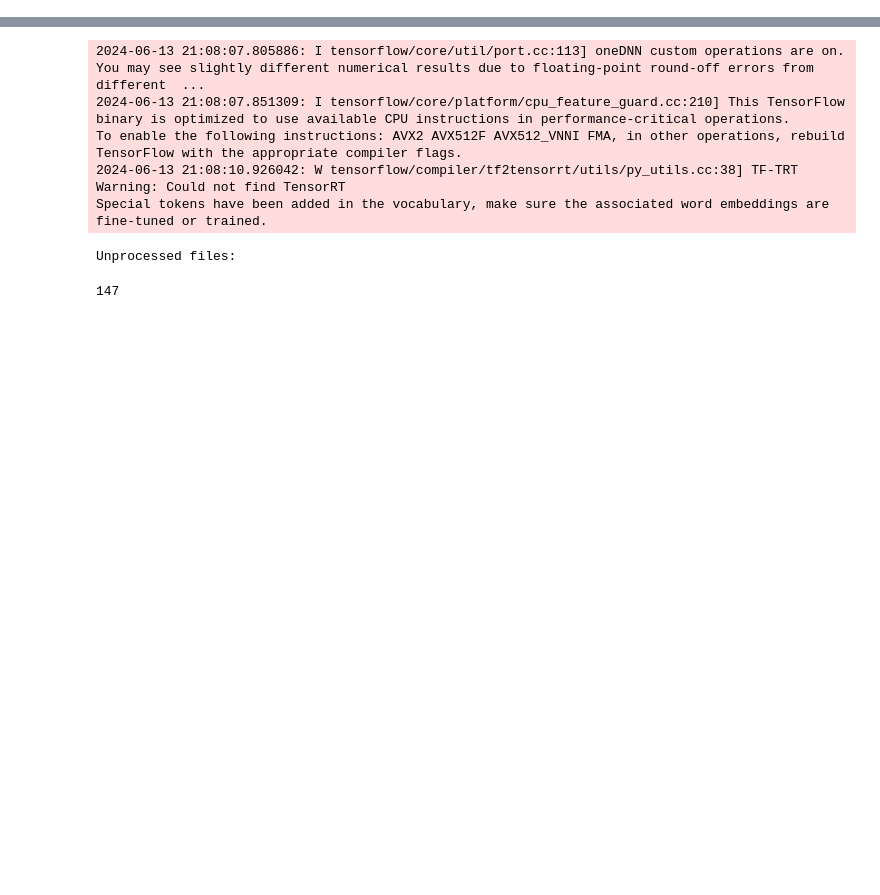
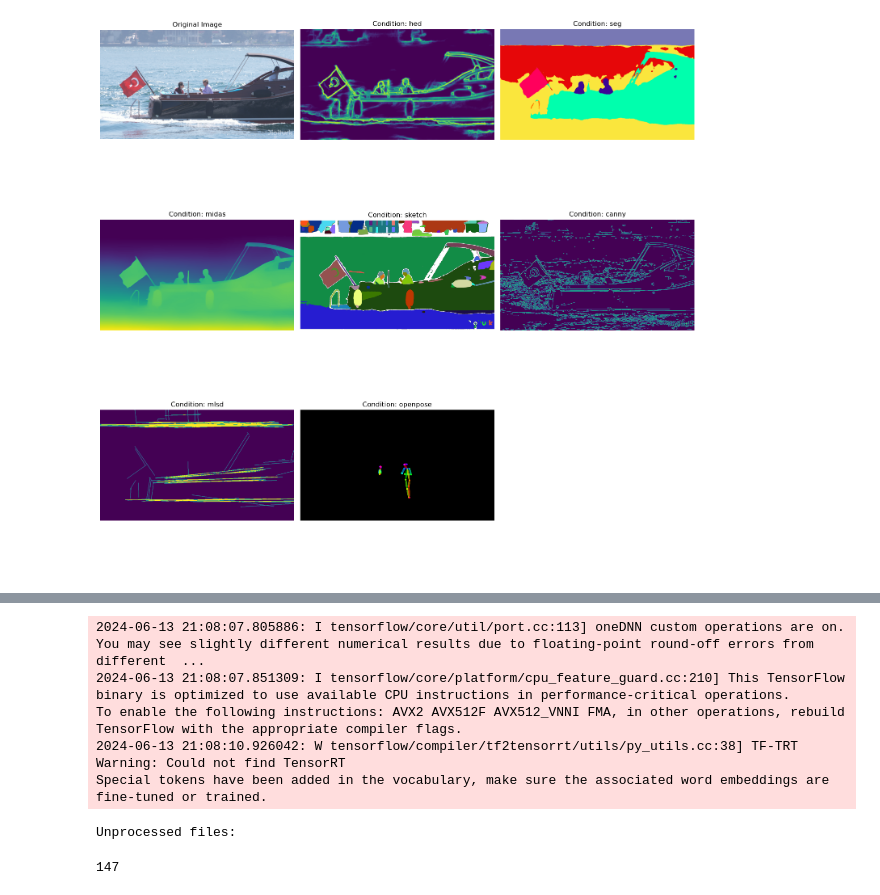
Before and after one commit to Maryamsana-1998/Uni-ControlNet, a Jupyter notebook: prepare_data.ipynb, the cells around one changed output, grey strips where cells are left out. Drawn from its saved outputs; the diff is of its cells as text; code cells hidden in the pictures; blank space fills up the shorter version.

Commit message:
prepare data

```diff
--- a/prepare_data.ipynb
+++ b/prepare_data.ipynb
@@ -0,0 +29,63 @@
+# %%
+import os
+import matplotlib.pyplot as plt
+from PIL import Image
+import math
+
+# Define the paths
+data_folder = 'data'
+images_folder = os.path.join(data_folder, 'images')
+conditions_folder = os.path.join(data_folder, 'conditions')
+
+# Function to load images
+def load_image(image_path):
+    return Image.open(image_path)
+
+# Get the image path (assuming there's only one image in the images folder)
+image_files = [os.path.join(images_folder, img) for img in os.listdir(images_folder) if img.endswith(('.png', '.jpg', '.jpeg'))]
+image_path = image_files[0] if image_files else None
+
+# Get all condition images
+condition_images = {}
+for condition in os.listdir(conditions_folder):
+    condition_path = os.path.join(conditions_folder, condition)
+    if os.path.isdir(condition_path):
+        condition_images[condition] = [
+            os.path.join(condition_path, img)
+            for img in os.listdir(condition_path)
+            if img.endswith(('.png', '.jpg', '.jpeg'))
+        ]
+
+# Calculate the number of columns based on the number of conditions
+num_conditions = len(condition_images)
+num_columns = math.ceil((num_conditions + 1) / 3)
+
+# Plot the images
+fig, axs = plt.subplots(3, num_columns, figsize=(15, 15))
+
+# Plot the main image
+if image_path:
+    main_image = load_image(image_path)
+    axs[0, 0].imshow(main_image)
+    axs[0, 0].set_title('Original Image')
+    axs[0, 0].axis('off')
+
+# Plot the condition images
+col_index = 1  # Start plotting conditions from the second column
+for idx, (condition_name, image_paths) in enumerate(condition_images.items()):
+    row = (idx + 1) // num_columns
+    col = (idx + 1) % num_columns
+    axs[row, col].imshow(load_image(image_paths[0]))
+    axs[row, col].set_title(f'Condition: {condition_name}')
+    axs[row, col].axis('off')
+
+# Hide any remaining empty subplots
+for idx in range(num_conditions + 1, 3 * num_columns):
+    row = idx // num_columns
+    col = idx % num_columns
+    axs[row, col].axis('off')
+
+plt.tight_layout()
+plt.show()
+# %% [output]
+[figure, added]
```
Also changed, not shown: parts of 3 cells of this notebook.
